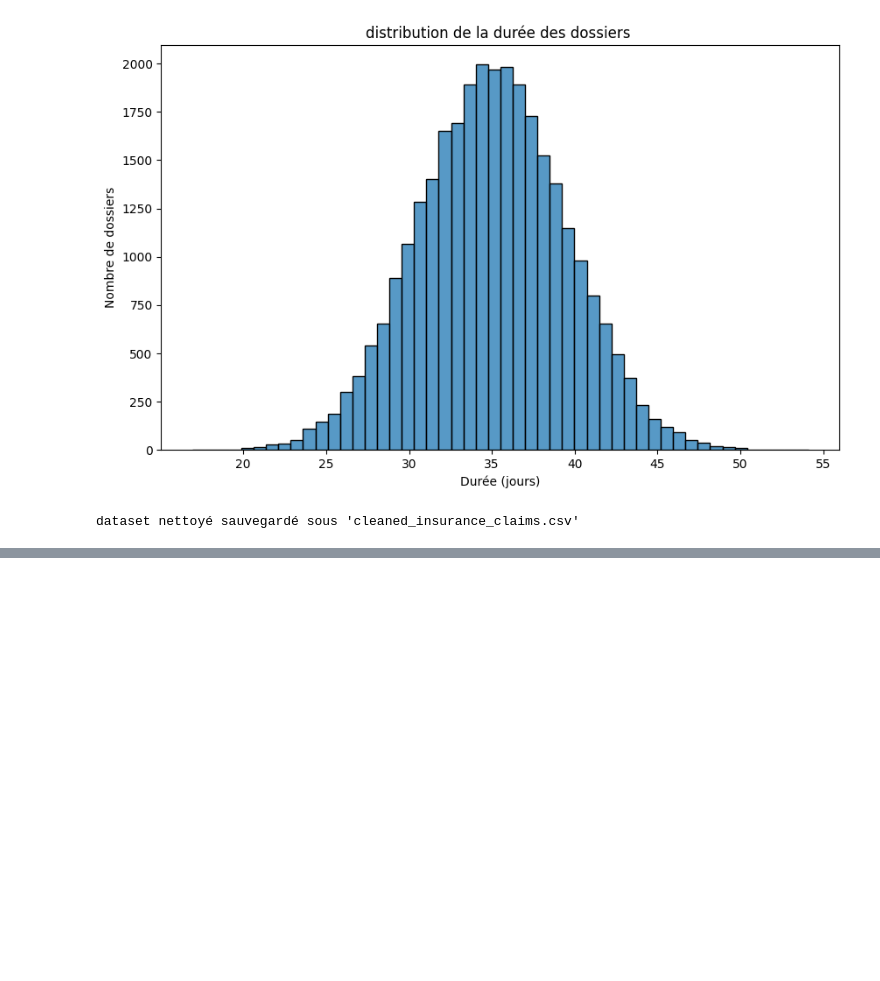
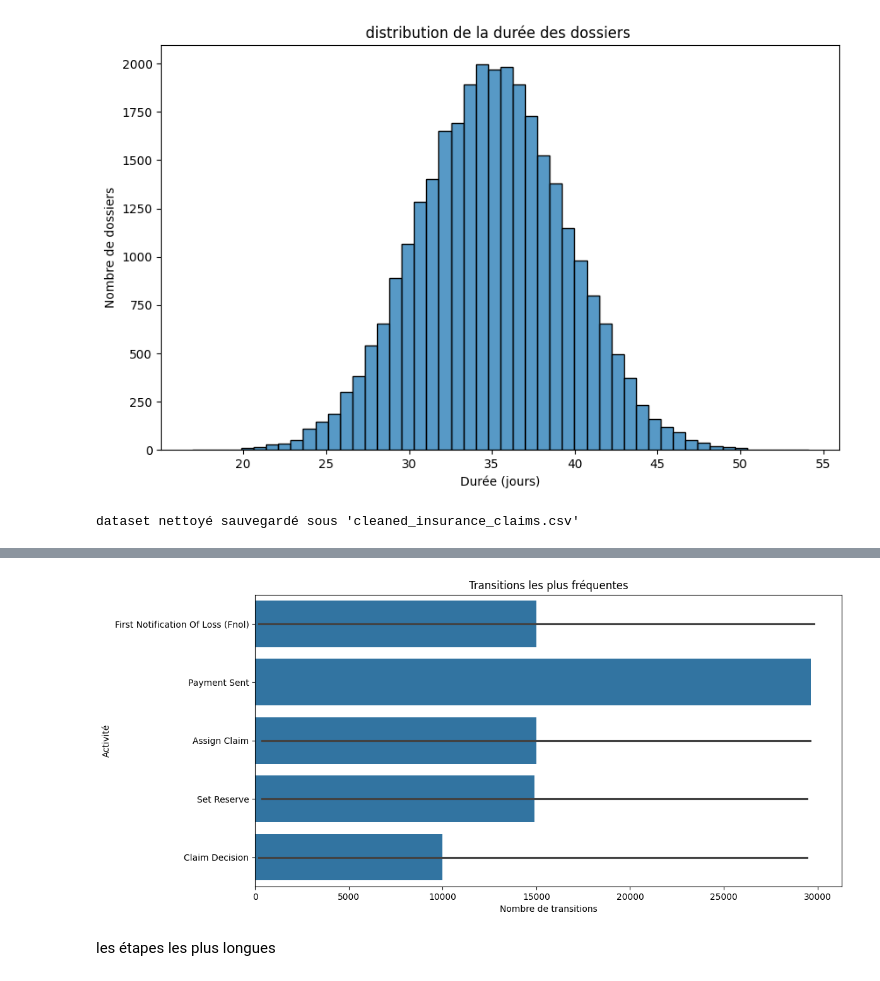
Before and after one commit to joviale08/process-mining-optimization, a Jupyter notebook: app/notebook.ipynb, the cells around one changed output, grey strips where cells are left out. Saved outputs shown, nothing was run; the diff lists cells and outputs as text; code cells hidden in the pictures; blank space fills up the shorter version.

```diff
--- a/app/notebook.ipynb
+++ b/app/notebook.ipynb
@@ -194,0 +211,7 @@ dataset nettoyé sauvegardé sous 'cleaned_insurance_claims.csv'
+# %%
+# analyse des transitions entre activités ( Quelle étape suit quelle étape ?)
+
+data["next_activity"] = data.groupby("case_id")["activity_name"].shift(-1)
+transitions = data.groupby(["activity_name", "next_activity"]).size().reset_index(name="count")
+transitions = transitions.sort_values("count", ascending=False)
+transitions.head(10)
@@ -194,0 +230,12 @@ dataset nettoyé sauvegardé sous 'cleaned_insurance_claims.csv'
+# %%
+top_transitions = transitions.head(10)
+
+plt.figure(figsize=(12, 6))
+sns.barplot(data=top_transitions, x="count", y="activity_name")
+
+plt.title("Transitions les plus fréquentes")
+plt.xlabel("Nombre de transitions")
+plt.ylabel("Activité")
+plt.show()
+# %% [output]
+[figure, added]
@@ -194,0 +250,2 @@ dataset nettoyé sauvegardé sous 'cleaned_insurance_claims.csv'
+# %% [markdown]
+les étapes les plus longues
```
Also changed, not shown: parts of 11 cells of this notebook.
